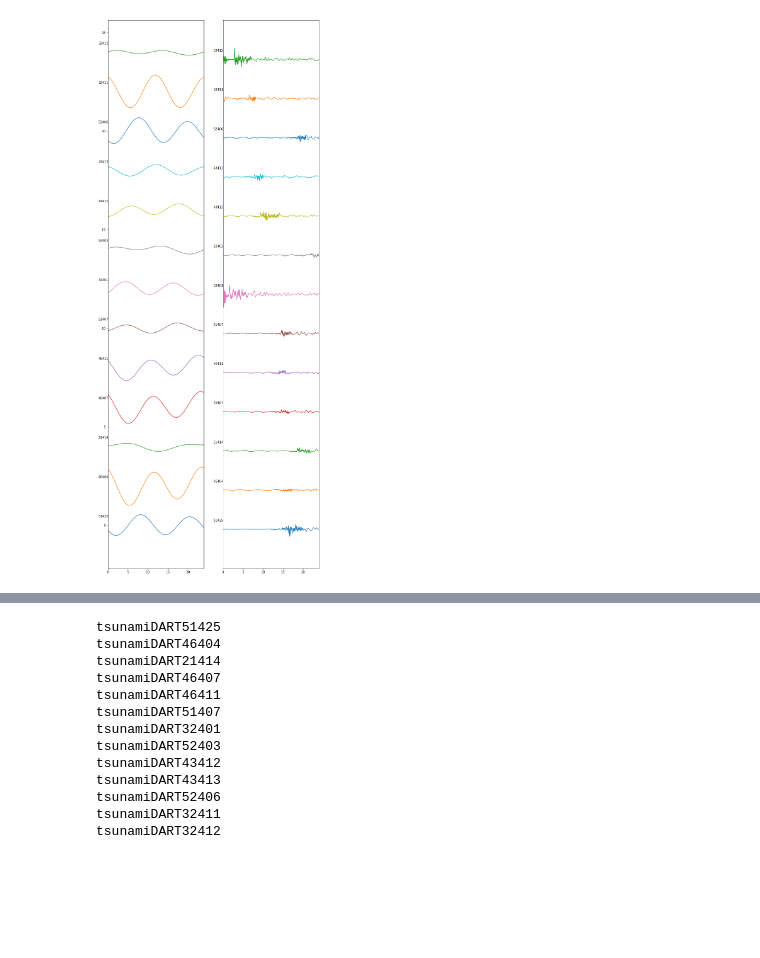
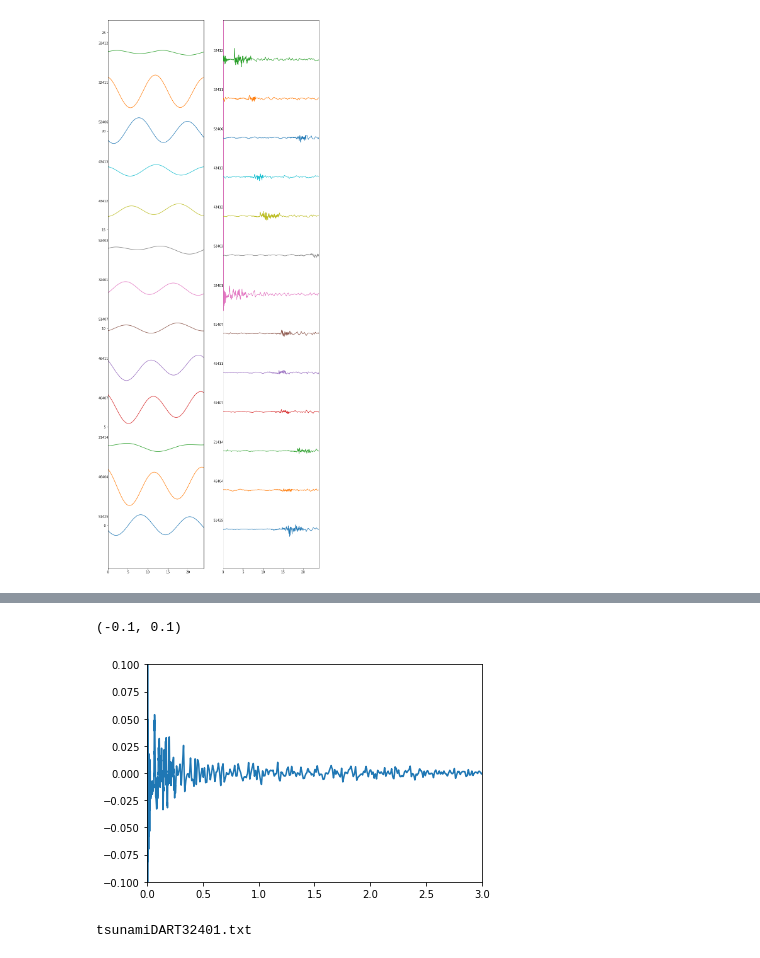
Before and after one commit to jgalazm/Nami, a Jupyter notebook: validation/06_illapel2015/data/dart_buoys_filter.ipynb, the cells around one changed output, grey strips where cells are left out. Saved outputs shown, nothing was run; the diff lists cells and outputs as text; code cells hidden in the pictures; blank space fills up the shorter version.

```diff
--- a/validation/06_illapel2015/data/dart_buoys_filter.ipynb
+++ b/validation/06_illapel2015/data/dart_buoys_filter.ipynb
@@ -234,2 +257,0 @@ plt.plot(np.abs(xh))
-# %%
-t = np.linspace(0,1,256)*20
@@ -245,24 +274,19 @@ np.fft.rfftfreq?
+# %%
+plt.plot(t-tearthquake,highSignal['h'].real)
+plt.xlim(0.,3)
+plt.ylim(-0.1,0.1)
+# %% [output]
+(-0.1, 0.1)
+[figure, added]
 # %%
-for dart in DARTs:
+for dart in [32401]:
     lowSignal,highSignal, t, h = (filteredSignals[dart]['lowSignal'],
                             filteredSignals[dart]['highSignal'],
                             filteredSignals[dart]['t'],
                             filteredSignals[dart]['h'] )
 
-    fout = 'tsunamiDART{}'.format(dart)
+    fout = 'tsunamiDART{}.txt'.format(dart)
     print(fout)
-    np.savetxt(fout,np.vstack([t-tearthquake,highSignal['h'].real]).T)
+    np.savetxt(fout,np.vstack([t-tearthquake,highSignal['h'].real]).T,delimiter=',', header='time,height')
 # %% [output]
-tsunamiDART51425
-tsunamiDART46404
-tsunamiDART21414
-tsunamiDART46407
-tsunamiDART46411
-tsunamiDART51407
-tsunamiDART32401
-tsunamiDART52403
-tsunamiDART43412
-tsunamiDART43413
-tsunamiDART52406
-tsunamiDART32411
-tsunamiDART32412
+tsunamiDART32401.txt
```
Also changed, not shown: parts of 14 cells of this notebook, 12 other files.
